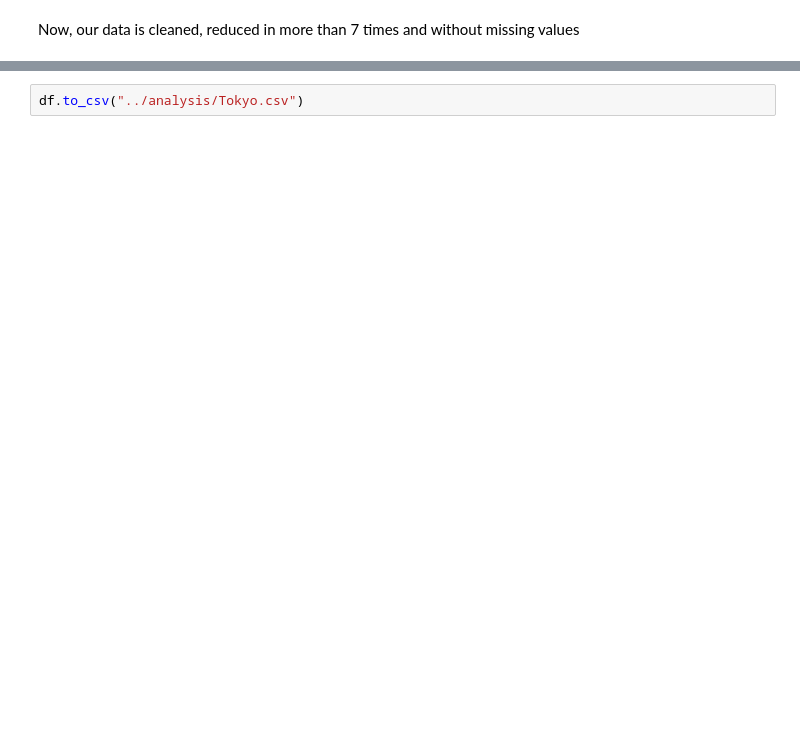
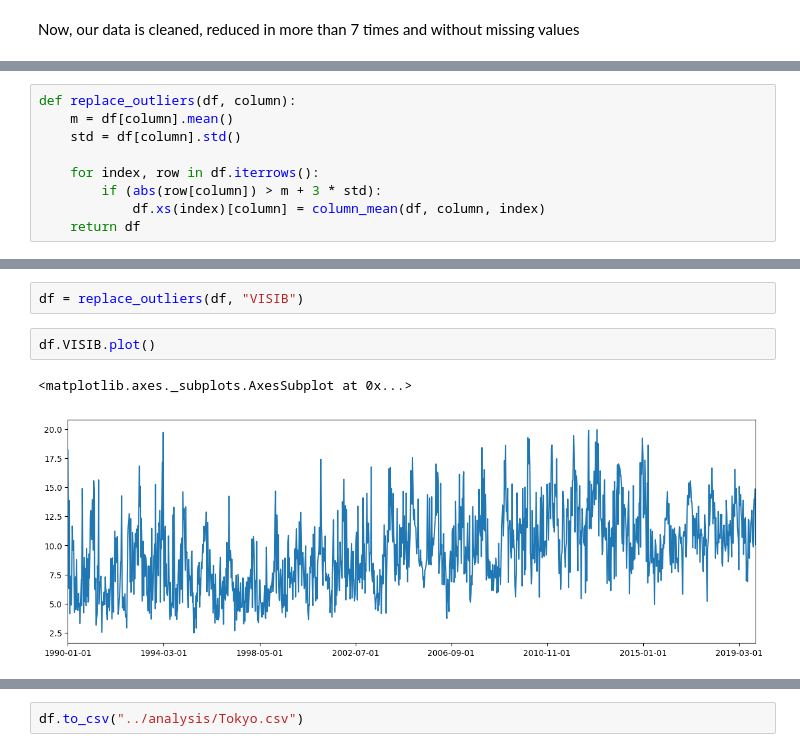
Before and after one commit to franchukpetro/Forest-fires-influence-analysis, a Jupyter notebook: prep/tokyo_prep.ipynb, the cells around one changed output, grey strips where cells are left out. Cells and saved outputs as stored; diff of their text form; blank space fills up the shorter version.

```diff
--- a/prep/tokyo_prep.ipynb
+++ b/prep/tokyo_prep.ipynb
@@ -262,0 +240,9 @@ df.describe()
+# %%
+def replace_outliers(df, column):
+    m = df[column].mean()
+    std = df[column].std()
+
+    for index, row in df.iterrows():
+        if (abs(row[column]) > m + 3 * std):
+            df.xs(index)[column] = column_mean(df, column, index)
+    return df
@@ -262,0 +256,7 @@ df.describe()
+# %%
+df = replace_outliers(df, "VISIB")
+# %%
+df.VISIB.plot()
+# %% [output]
+<matplotlib.axes._subplots.AxesSubplot at 0x...>
+[figure, added]
```
Also changed, not shown: parts of 11 cells of this notebook.
